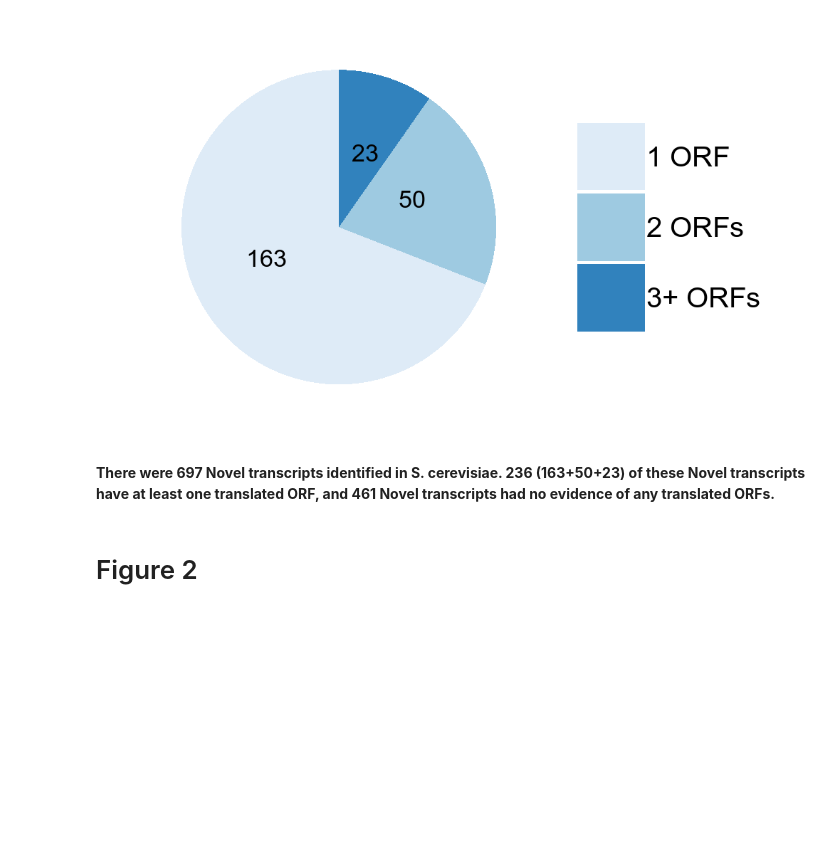
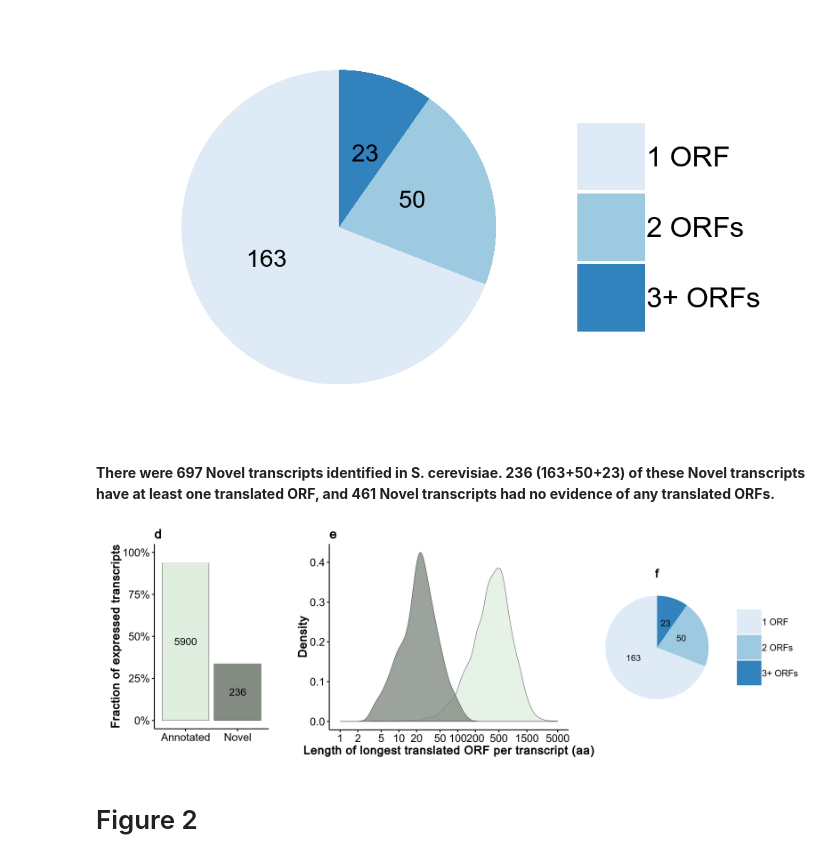
Before and after one commit to willblev/Blevins_etal_2020, a Jupyter notebook: Figures.ipynb, the cells around one changed output. Cells and saved outputs as stored; diff of their text form; code cells hidden in the pictures; blank space fills up the shorter version.

Commit message:
updating figures

```diff
--- a/Figures.ipynb
+++ b/Figures.ipynb
@@ -365,6 +368,22 @@ novel_orf_count_pie+theme_Blank()+theme(axis.text.x=element_blank(),legend.title
 [figure]
 # %% [markdown]
 **There were 697 Novel transcripts identified in S. cerevisiae. 236 (163+50+23) of these Novel transcripts have at least one translated ORF, and 461 Novel transcripts had no evidence of any translated ORFs.**
+# %%
+%%R -w 2750 -h 900 -u px
+
+
+## Multi-panel plot
+left <- s_cere_conservation_fraction_Translated+theme_Multi()+labs(list(title = "d"))+theme(axis.title.x=element_blank(),plot.margin=unit(c(0.5,2,2.25,2),"cm"))
+
+middle <- cere_longest_translated_ORFs_density+theme_Multi()+labs(list(title = "e"))+theme(legend.position="none",plot.margin=unit(c(0.5,2,0.5,2),"cm"))
+
+right <- novel_orf_count_pie+labs(list(title = "f"))+theme_Blank()+theme(axis.text.x=element_blank(),legend.title = element_blank(),legend.text = element_text(size = 35))
+
+
+#arrange the plots together, with appropriate height and width for each row and column
+grid.arrange(left,middle, right, ncol=3, nrow=1, widths=c(2.5,4,3), heights=1)
+# %% [output]
+[figure, added]
 # %% [markdown]
 # Figure 2
 # %% [markdown]
```
Also changed, not shown: parts of 4 cells of this notebook, 2 other files.
